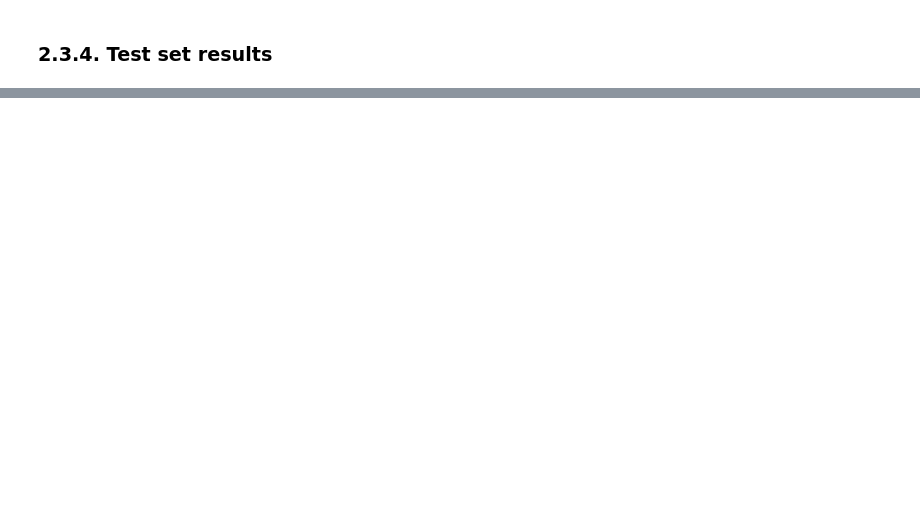
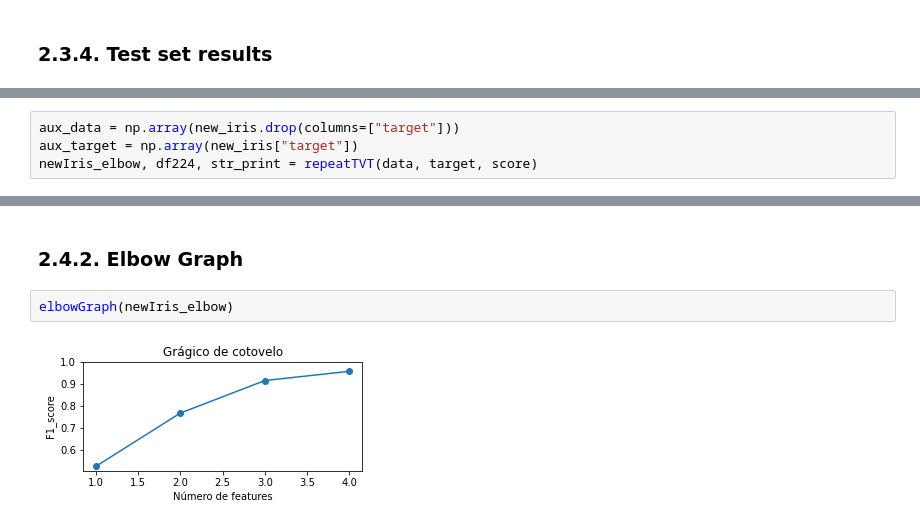
Before and after one commit to patii01/TCD-TP, a Jupyter notebook: Part_B/code/mainActivity.ipynb, the cells around one changed output, grey strips where cells are left out. Saved outputs shown, nothing was run; the diff lists cells and outputs as text; blank space fills up the shorter version.

```diff
--- a/Part_B/code/mainActivity.ipynb
+++ b/Part_B/code/mainActivity.ipynb
@@ -931,0 +930,4 @@ display(iris_df)
+# %%
+aux_data = np.array(new_iris.drop(columns=["target"]))
+aux_target = np.array(new_iris["target"])
+newIris_elbow, df224, str_print = repeatTVT(data, target, score)
@@ -931,0 +960,6 @@ display(iris_df)
+# %% [markdown]
+### 2.4.2. Elbow Graph
+# %%
+elbowGraph(newIris_elbow)
+# %% [output]
+[figure, added]
```
Also changed, not shown: parts of 21 cells of this notebook.
